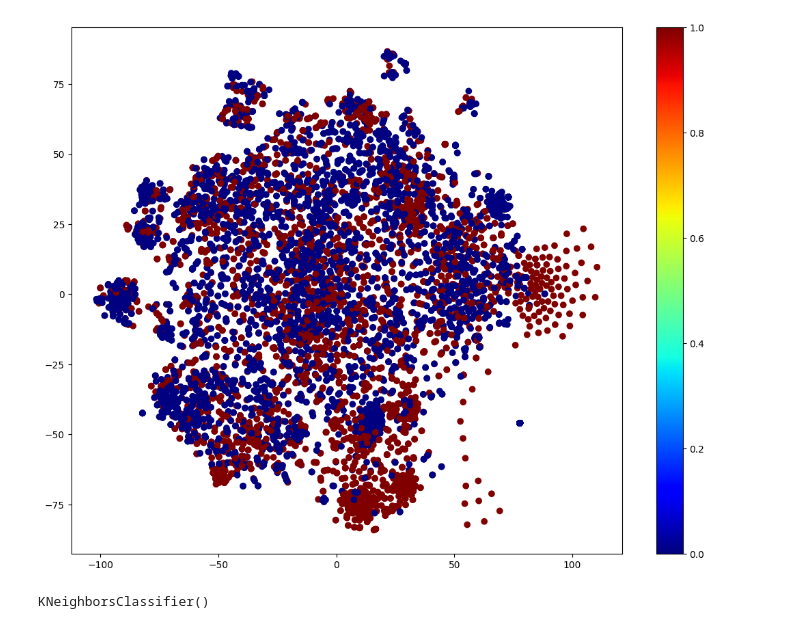
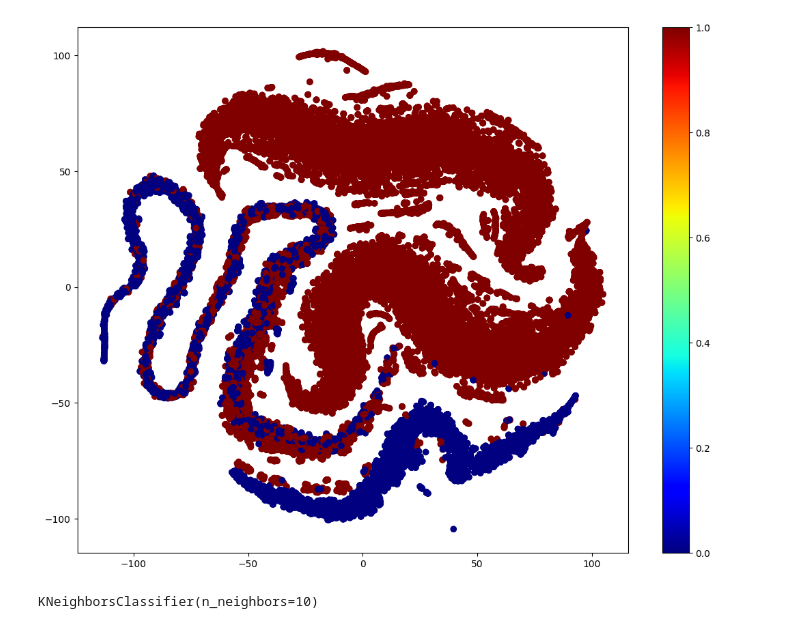
Before and after one commit to h083onis/Method2Commit, a Jupyter notebook: learning_code/kmeans.ipynb, the cells around one changed output. Drawn from its saved outputs; the diff is of its cells as text; code cells hidden in the pictures.

```diff
--- a/learning_code/kmeans.ipynb
+++ b/learning_code/kmeans.ipynb
@@ -0,0 +77,24 @@
+# %%
+from sklearn.manifold import TSNE
+import matplotlib.pyplot as plt
+import os
+import numpy as np
+# os.environ["OPENBLAS_NUM_THREADS"] = "1"  # 必要に応じてスレッド数を設定
+
+def plot_tsne(x, y, colormap=plt.cm.Paired):
+    plt.figure(figsize=(13, 10))
+    plt.clf()
+    tsne = TSNE()
+    x_embedded = tsne.fit_transform(x)
+    plt.scatter(x_embedded[:, 0], x_embedded[:, 1], c=y, cmap='jet')
+    plt.colorbar()
+    plt.show()
+
+# t-SNEによるベクトル分布表示
+import torch
+z_train = torch.load('method_p_commit/z_train4.pt', map_location=torch.device('cpu'))
+y_train = torch.load('method_p_commit/y_train4.pt', map_location=torch.device('cpu'))
+z_train_np = z_train.numpy()
+y_train_np = y_train.numpy()
+
+plot_tsne(z_train_np, y_train_np)
@@ -1,28 +103,29 @@
 # %%
 from sklearn.manifold import TSNE
 import matplotlib.pyplot as plt
 import os
 import numpy as np
 # os.environ["OPENBLAS_NUM_THREADS"] = "1"  # 必要に応じてスレッド数を設定
 
 def plot_tsne(x, y, colormap=plt.cm.Paired):
     plt.figure(figsize=(13, 10))
     plt.clf()
     tsne = TSNE()
     x_embedded = tsne.fit_transform(x)
     plt.scatter(x_embedded[:, 0], x_embedded[:, 1], c=y, cmap='jet')
     plt.colorbar()
     plt.show()
 
 # t-SNEによるベクトル分布表示
 import torch
-z_test = torch.load('z_test2.pt', map_location=torch.device('cpu'))
-y_test = torch.load('y_test2.pt', map_location=torch.device('cpu'))
+z_test = torch.load('method_p_commit/z_test4.pt', map_location=torch.device('cpu'))
+y_test = torch.load('method_p_commit/y_test4.pt', map_location=torch.device('cpu'))
 z_test_np = z_test.numpy()
 y_test_np = y_test.numpy()
 
+
 plot_tsne(z_test_np, y_test_np)
 # %% [output]
-[figure, old version]
+[figure, new version]
 # %%
 import torch
@@ -36,7 +139,9 @@ z_test_np = z_test.to('cpu').detach().numpy().copy()                    # t-SNE
 y_test_np = y_test.to('cpu').detach().numpy().copy()
 # %%
 from sklearn.neighbors import KNeighborsClassifier
-knn = KNeighborsClassifier(n_neighbors=5)
+
+knn = KNeighborsClassifier(n_neighbors=10)
+
 knn.fit(z_train_np, y_train_np)
 # %% [output]
-KNeighborsClassifier()
+KNeighborsClassifier(n_neighbors=10)
```
Also changed, not shown: parts of 21 cells of this notebook, 18 other files.
